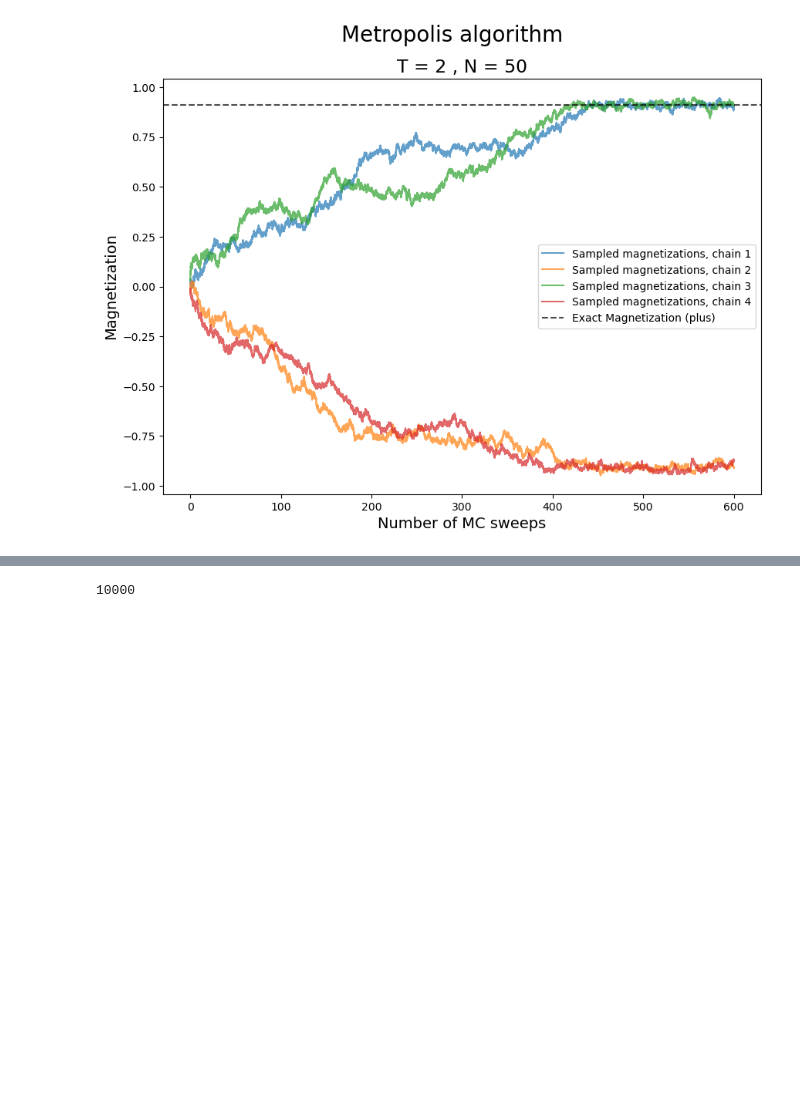
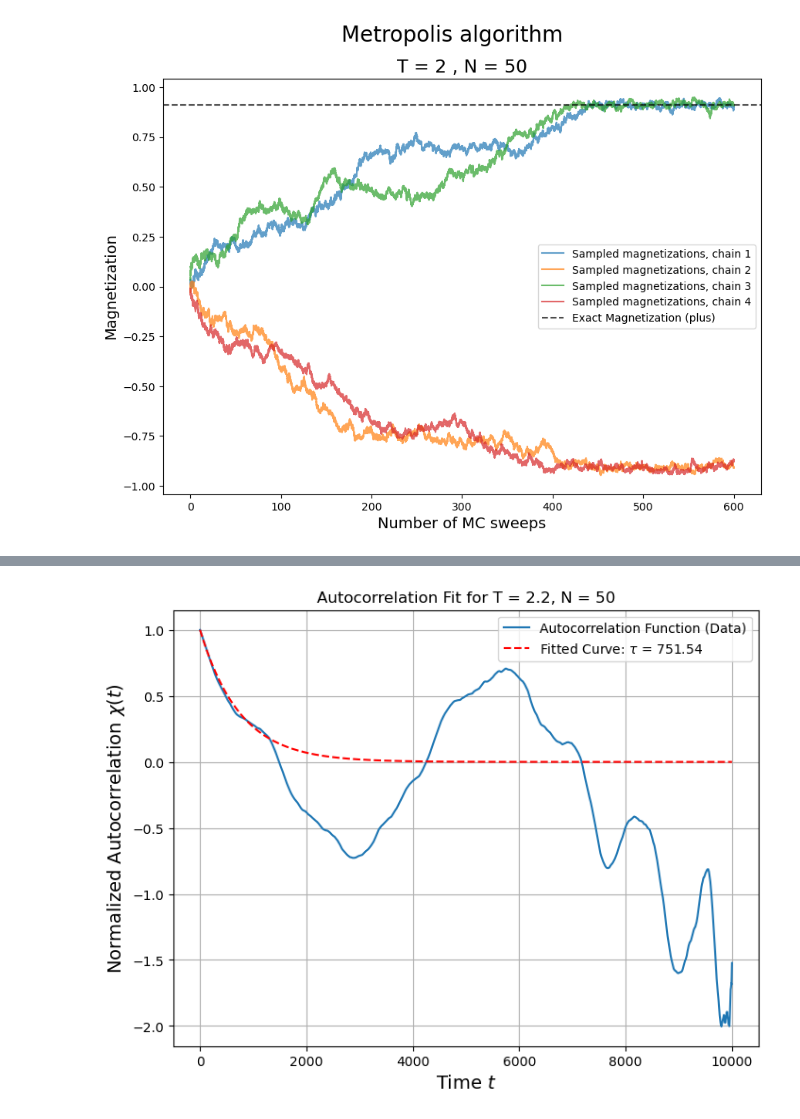
Before and after one commit to BertDepoorter/Monte-Carlo-Methods, a Jupyter notebook: ex _7_8_ IsingModel.ipynb, the cells around one changed output, grey strips where cells are left out. Cells and saved outputs as stored; diff of their text form; code cells hidden in the pictures; blank space fills up the shorter version.

```diff
--- a/ex _7_8_ IsingModel.ipynb
+++ b/ex _7_8_ IsingModel.ipynb
@@ -351,4 +351,14 @@ Fitted autocorrelation time (tau): 1599.00
 # %%
-print(len(autocorrelation))
+# Plot the data and the fitted curve
+plt.figure(figsize=(8, 6))
+plt.plot(time, autocorrelation, label="Autocorrelation Function (Data)")
+plt.plot(time, exp_decay(time, tau_fit), label=f"Fitted Curve: $\\tau$ = {tau_fit:.2f}", color="red", linestyle="--")
+plt.xlabel("Time $t$", fontsize=14)
+plt.ylabel("Normalized Autocorrelation $\chi(t)$", fontsize=14)
+plt.title(f"Autocorrelation Fit for T = {T}, N = {N}")
+plt.legend()
+plt.grid()
+plt.savefig('Plots/ex8_corr_time.png', dpi=300)
+plt.show()
 # %% [output]
-10000
+[figure, added]
```
Also changed, not shown: parts of 6 cells of this notebook, 14 other files.
